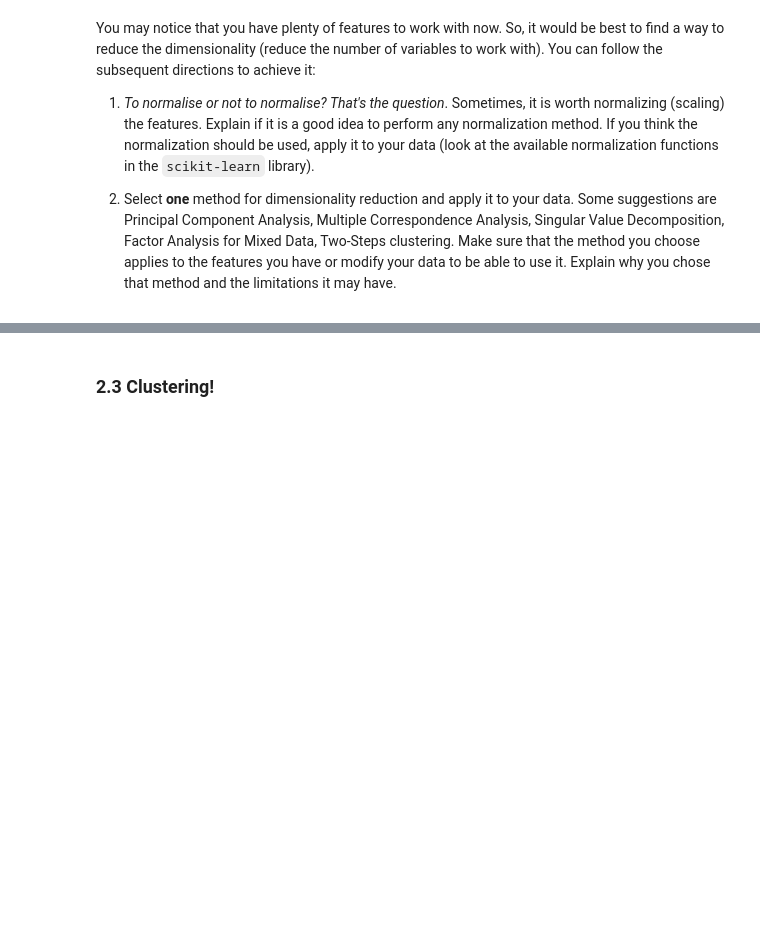
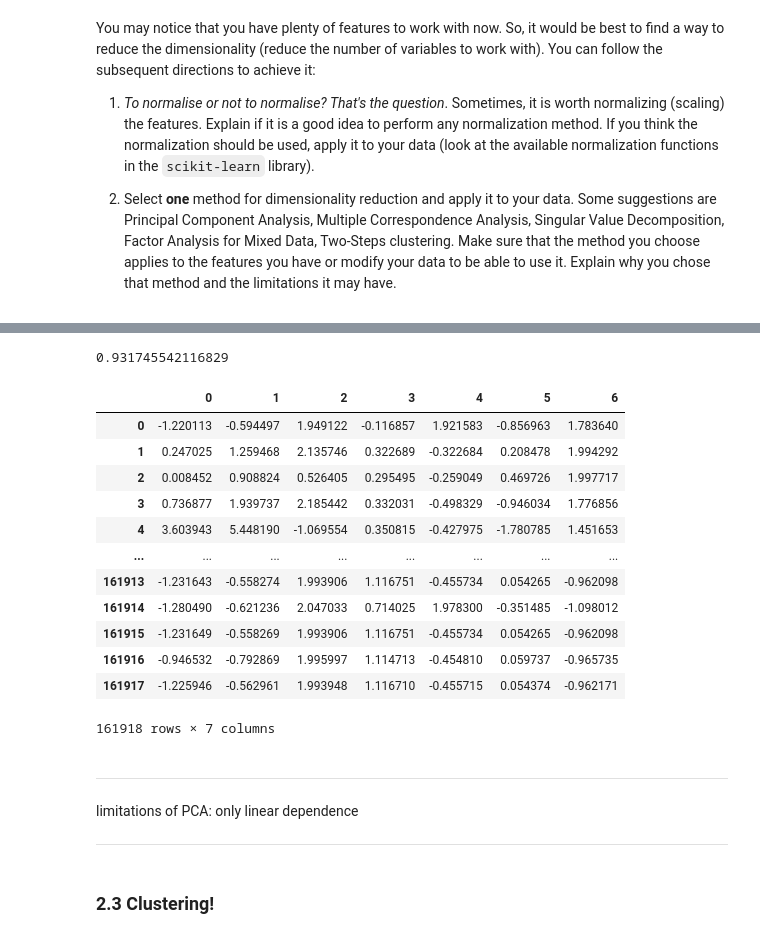
Before and after one commit to LorenzoPannacci/ADM-HW4, a Jupyter notebook: main.ipynb, the cells around one changed output, grey strips where cells are left out. Drawn from its saved outputs; the diff is of its cells as text; code cells hidden in the pictures; blank space fills up the shorter version.

```diff
--- a/main.ipynb
+++ b/main.ipynb
@@ -535,3 +587,33 @@ Two columns of our dataset, `favorite_genre` and `favorite_time_day` are strings
+# %%
+from sklearn.decomposition import PCA
+model = PCA(n_components = 7)
+model.fit(scaled_users_dataset)
+print(model.explained_variance_ratio_.sum())
+# %% [output]
+0.931745542116829
+# %%
+pca_users_dataset = pd.DataFrame(model.transform(scaled_users_dataset))
+pca_users_dataset
+# %% [output]
+|  | 0 | 1 | 2 | 3 | 4 | 5 | 6 |
+| 0 | -1.220113 | -0.594497 | 1.949122 | -0.116857 | 1.921583 | -0.856963 | 1.783640 |
+| 1 | 0.247025 | 1.259468 | 2.135746 | 0.322689 | -0.322684 | 0.208478 | 1.994292 |
+| 2 | 0.008452 | 0.908824 | 0.526405 | 0.295495 | -0.259049 | 0.469726 | 1.997717 |
+| 3 | 0.736877 | 1.939737 | 2.185442 | 0.332031 | -0.498329 | -0.946034 | 1.776856 |
+| 4 | 3.603943 | 5.448190 | -1.069554 | 0.350815 | -0.427975 | -1.780785 | 1.451653 |
+| ... | ... | ... | ... | ... | ... | ... | ... |
+| 161913 | -1.231643 | -0.558274 | 1.993906 | 1.116751 | -0.455734 | 0.054265 | -0.962098 |
+| 161914 | -1.280490 | -0.621236 | 2.047033 | 0.714025 | 1.978300 | -0.351485 | -1.098012 |
+| 161915 | -1.231649 | -0.558269 | 1.993906 | 1.116751 | -0.455734 | 0.054265 | -0.962098 |
+| 161916 | -0.946532 | -0.792869 | 1.995997 | 1.114713 | -0.454810 | 0.059737 | -0.965735 |
+| 161917 | -1.225946 | -0.562961 | 1.993948 | 1.116710 | -0.455715 | 0.054374 | -0.962171 |
+161918 rows × 7 columns
+# %% [markdown]
+---
+
+limitations of PCA: only linear dependence
+
+---
 # %% [markdown]
 ### 2.3 Clustering!
 # %% [markdown]
```
Also changed, not shown: parts of 17 cells of this notebook, 1 other file.
